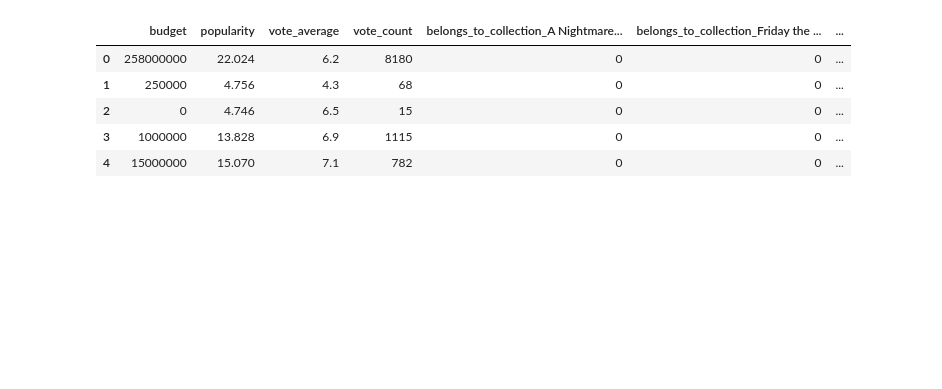
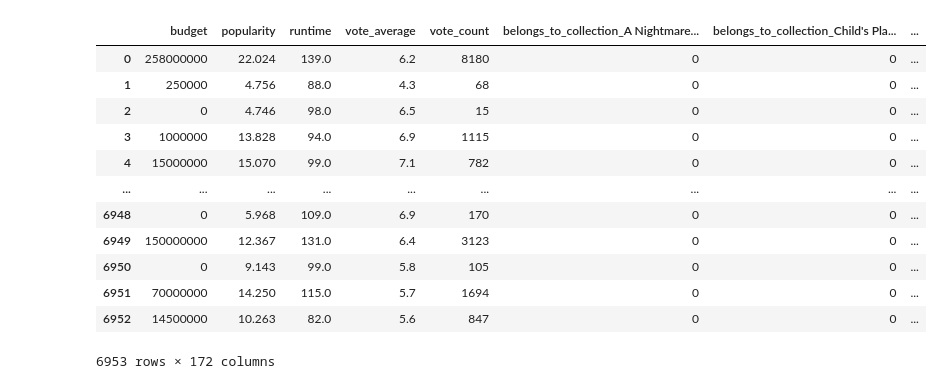
Before and after one commit to SharonPeled/hw1_094295, a Jupyter notebook: feature_engineering.ipynb, the cells around one changed output. Drawn from its saved outputs; the diff is of its cells as text; code cells hidden in the pictures; blank space fills up the shorter version.

```diff
--- a/feature_engineering.ipynb
+++ b/feature_engineering.ipynb
@@ -26,6 +26,8 @@ pd.set_option('display.width', 1000)
 DATA_FOLDER = "/StudentData/hw1/"
 # %%
 # train = pd.read_csv(DATA_FOLDER + "train_reformated.csv")
-train = pd.read_csv(DATA_FOLDER + "train_reformated.csv")
-train.head()
+# train = pd.read_csv(DATA_FOLDER + "train_reformated.csv")
+# train.head()
+dataset = pd.read_csv(DATA_FOLDER + "dataset_reformated.csv")
+dataset.head()
 # %% [output]
@@ -38,9 +40,9 @@ train.head()
 # %%
 def add_numeric_features(X,df):
-    # finds all the columns who are numeric and withour nulls - "ready for being features"
+    # finds all the columns who are numeric
     numeric_columns = []
     for col in df.columns:
-        if np.issubdtype(df[col].dtype, np.number) and df[col].isna().sum()==0:
+        if np.issubdtype(df[col].dtype, np.number):
             numeric_columns.append(col)
     for num_col in numeric_columns:
         X[num_col] = df[num_col]
@@ -50,9 +52,6 @@ def add_numeric_features(X,df):
 def add_features(X,df,columns,column_format,func):
     for col in columns:
         X[column_format(col)] = df[col].apply(lambda elem : func(elem))
-
-# def add_cross_features(X,df,columns1,columns2,column_format,func):
-
 
 
 def get_json_list_values(elem_str,field):
@@ -109,15 +108,24 @@ def generate_feature_matrix(df_input):
     return X, y
 # %%
 # Feature generation
-X_train, y_train = generate_feature_matrix(train)
-X_train.head()
+# X_train, y_train = generate_feature_matrix(train)
+# X_train.head()
+X_dataset, y_dataset = generate_feature_matrix(dataset)
+X_dataset
 # %% [output]
-|  | budget | popularity | vote_average | vote_count | belongs_to_collection_A Nightmare... | belongs_to_collection_Friday the ... | ... |
-| 0 | 258000000 | 22.024 | 6.2 | 8180 | 0 | 0 | ... |
-| 1 | 250000 | 4.756 | 4.3 | 68 | 0 | 0 | ... |
-| 2 | 0 | 4.746 | 6.5 | 15 | 0 | 0 | ... |
-| 3 | 1000000 | 13.828 | 6.9 | 1115 | 0 | 0 | ... |
-| 4 | 15000000 | 15.070 | 7.1 | 782 | 0 | 0 | ... |
+|  | budget | popularity | runtime | vote_average | vote_count | belongs_to_collection_A Nightmare... | belongs_to_collection_Child's Pla... | ... |
+| 0 | 258000000 | 22.024 | 139.0 | 6.2 | 8180 | 0 | 0 | ... |
+| 1 | 250000 | 4.756 | 88.0 | 4.3 | 68 | 0 | 0 | ... |
+| 2 | 0 | 4.746 | 98.0 | 6.5 | 15 | 0 | 0 | ... |
+| 3 | 1000000 | 13.828 | 94.0 | 6.9 | 1115 | 0 | 0 | ... |
+| 4 | 15000000 | 15.070 | 99.0 | 7.1 | 782 | 0 | 0 | ... |
+| ... | ... | ... | ... | ... | ... | ... | ... | ... |
+| 6948 | 0 | 5.968 | 109.0 | 6.9 | 170 | 0 | 0 | ... |
+| 6949 | 150000000 | 12.367 | 131.0 | 6.4 | 3123 | 0 | 0 | ... |
+| 6950 | 0 | 9.143 | 99.0 | 5.8 | 105 | 0 | 0 | ... |
+| 6951 | 70000000 | 14.250 | 115.0 | 5.7 | 1694 | 0 | 0 | ... |
+| 6952 | 14500000 | 10.263 | 82.0 | 5.6 | 847 | 0 | 0 | ... |
+6953 rows × 172 columns
 # %%
 def feature_tranform(X,col,func,new_name):
     X[col] = X[col].apply(lambda elem : func(elem))
```
Also changed, not shown: parts of 8 cells of this notebook, 6 other files.
